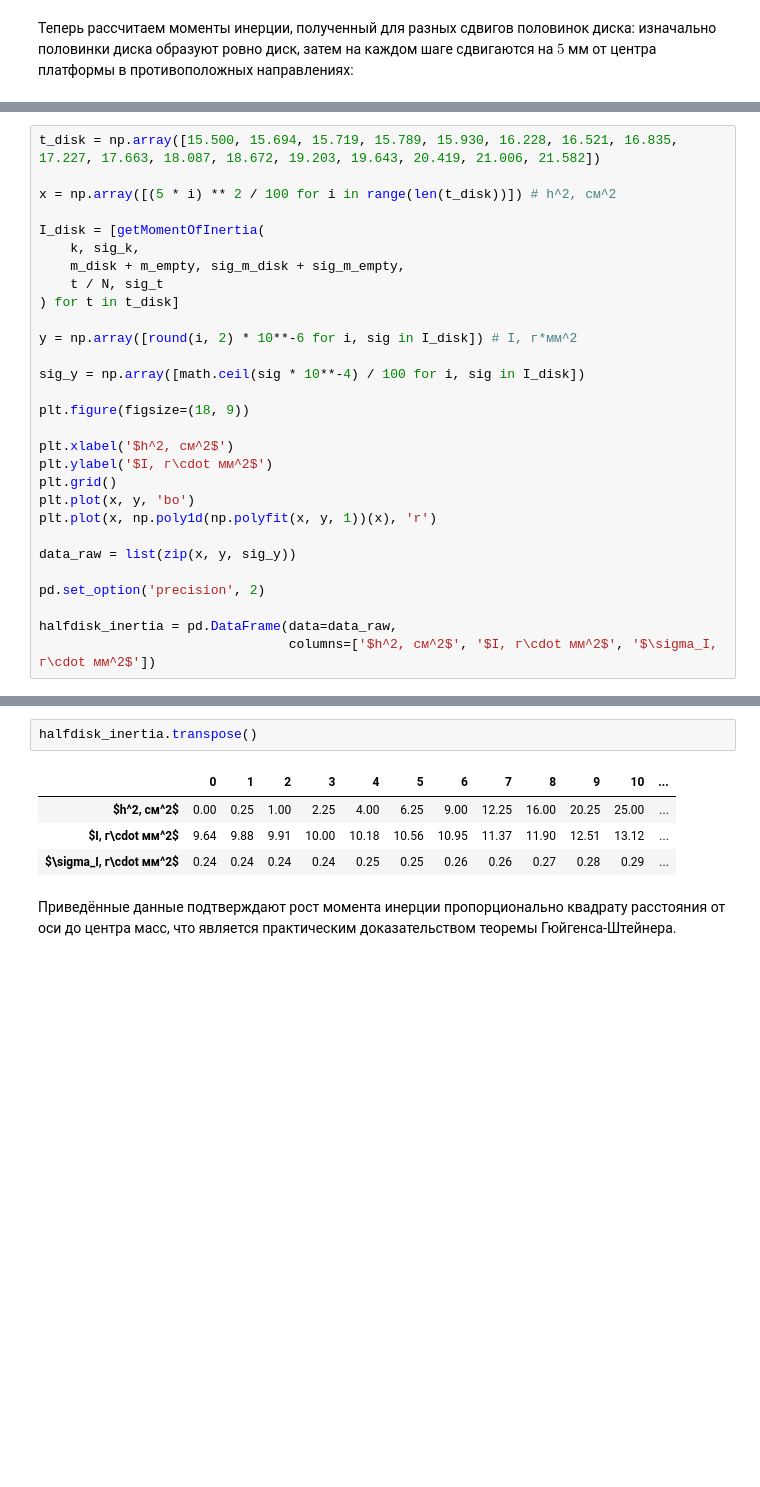
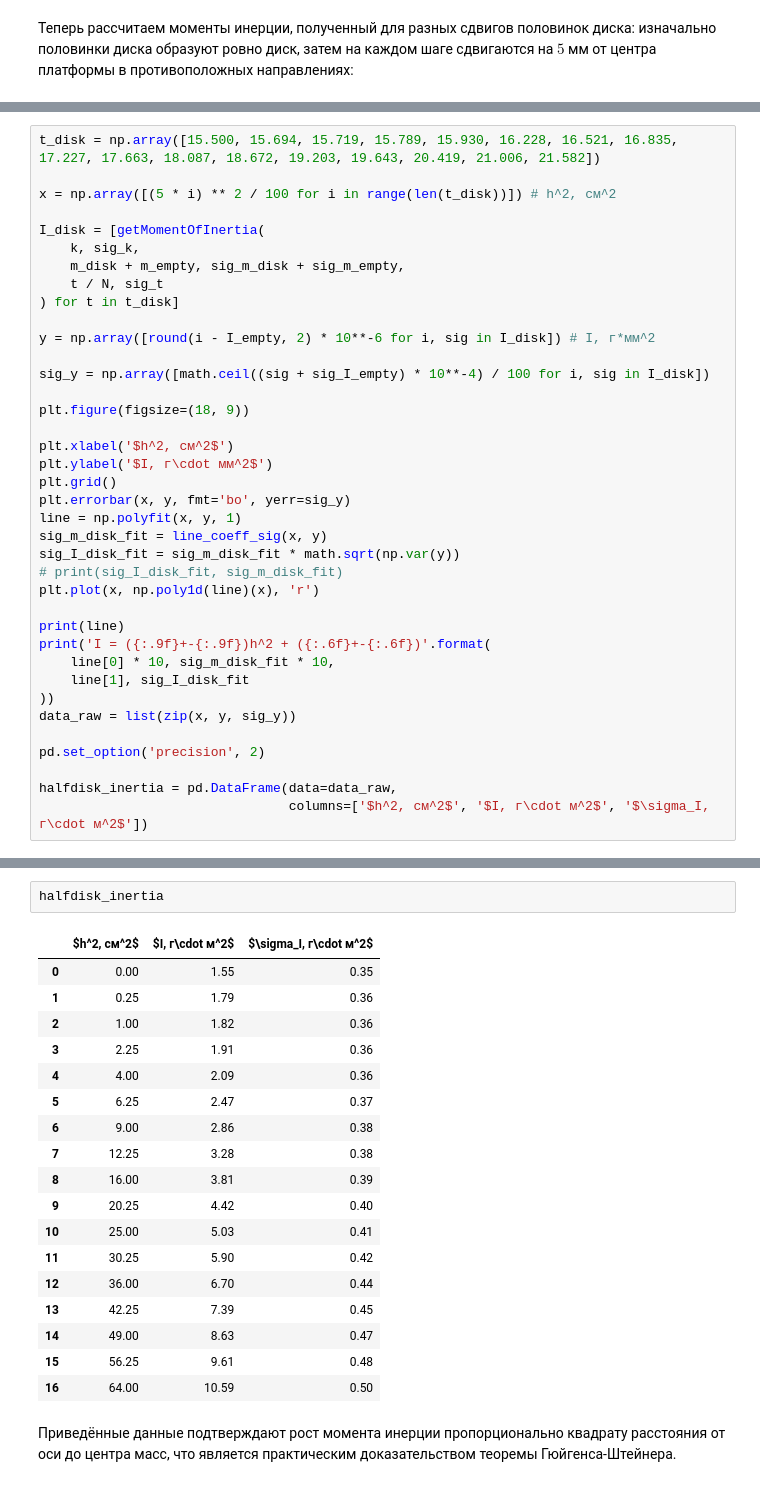
Before and after one commit to MrKaStep/mipt-phys-2018, a Jupyter notebook: moment-of-inertia/lab-inertia.ipynb, the cells around one changed output, grey strips where cells are left out. Drawn from its saved outputs; the diff is of its cells as text; blank space fills up the shorter version.

```diff
--- a/moment-of-inertia/lab-inertia.ipynb
+++ b/moment-of-inertia/lab-inertia.ipynb
@@ -411,22 +415,31 @@ I_disk = [getMomentOfInertia(
     t / N, sig_t
 ) for t in t_disk]
 
-y = np.array([round(i, 2) * 10**-6 for i, sig in I_disk]) # I, г*мм^2
+y = np.array([round(i - I_empty, 2) * 10**-6 for i, sig in I_disk]) # I, г*мм^2
 
-sig_y = np.array([math.ceil(sig * 10**-4) / 100 for i, sig in I_disk])
+sig_y = np.array([math.ceil((sig + sig_I_empty) * 10**-4) / 100 for i, sig in I_disk])
 
 plt.figure(figsize=(18, 9))
 
 plt.xlabel('$h^2, см^2$')
 plt.ylabel('$I, г\cdot мм^2$')
 plt.grid()
-plt.plot(x, y, 'bo')
-plt.plot(x, np.poly1d(np.polyfit(x, y, 1))(x), 'r')
+plt.errorbar(x, y, fmt='bo', yerr=sig_y)
+line = np.polyfit(x, y, 1)
+sig_m_disk_fit = line_coeff_sig(x, y)
+sig_I_disk_fit = sig_m_disk_fit * math.sqrt(np.var(y))
+# print(sig_I_disk_fit, sig_m_disk_fit)
+plt.plot(x, np.poly1d(line)(x), 'r')
 
+print(line)
+print('I = ({:.9f}+-{:.9f})h^2 + ({:.6f}+-{:.6f})'.format(
+    line[0] * 10, sig_m_disk_fit * 10,
+    line[1], sig_I_disk_fit
+))
 data_raw = list(zip(x, y, sig_y))
 
 pd.set_option('precision', 2)
 
 halfdisk_inertia = pd.DataFrame(data=data_raw,
-                                columns=['$h^2, см^2$', '$I, г\cdot мм^2$', '$\sigma_I, г\cdot мм^2$'])
+                                columns=['$h^2, см^2$', '$I, г\cdot м^2$', '$\sigma_I, г\cdot м^2$'])
 # %% [output]
@@ -434,10 +455,24 @@ halfdisk_inertia = pd.DataFrame(data=data_raw,
 # %%
-halfdisk_inertia.transpose()
+halfdisk_inertia
 # %% [output]
-|  | 0 | 1 | 2 | 3 | 4 | 5 | 6 | 7 | 8 | 9 | 10 | ... |
-| $h^2, см^2$ | 0.00 | 0.25 | 1.00 | 2.25 | 4.00 | 6.25 | 9.00 | 12.25 | 16.00 | 20.25 | 25.00 | ... |
-| $I, г\cdot мм^2$ | 9.64 | 9.88 | 9.91 | 10.00 | 10.18 | 10.56 | 10.95 | 11.37 | 11.90 | 12.51 | 13.12 | ... |
-| $\sigma_I, г\cdot мм^2$ | 0.24 | 0.24 | 0.24 | 0.24 | 0.25 | 0.25 | 0.26 | 0.26 | 0.27 | 0.28 | 0.29 | ... |
+|  | $h^2, см^2$ | $I, г\cdot м^2$ | $\sigma_I, г\cdot м^2$ |
+| 0 | 0.00 | 1.55 | 0.35 |
+| 1 | 0.25 | 1.79 | 0.36 |
+| 2 | 1.00 | 1.82 | 0.36 |
+| 3 | 2.25 | 1.91 | 0.36 |
+| 4 | 4.00 | 2.09 | 0.36 |
+| 5 | 6.25 | 2.47 | 0.37 |
+| 6 | 9.00 | 2.86 | 0.38 |
+| 7 | 12.25 | 3.28 | 0.38 |
+| 8 | 16.00 | 3.81 | 0.39 |
+| 9 | 20.25 | 4.42 | 0.40 |
+| 10 | 25.00 | 5.03 | 0.41 |
+| 11 | 30.25 | 5.90 | 0.42 |
+| 12 | 36.00 | 6.70 | 0.44 |
+| 13 | 42.25 | 7.39 | 0.45 |
+| 14 | 49.00 | 8.63 | 0.47 |
+| 15 | 56.25 | 9.61 | 0.48 |
+| 16 | 64.00 | 10.59 | 0.50 |
 # %% [markdown]
 Приведённые данные подтверждают рост момента инерции пропорционально квадрату расстояния от оси до центра масс, что является практическим доказательством теоремы Гюйгенса-Штейнера.
 # %% [markdown]
```
Also changed, not shown: parts of 10 cells of this notebook.
